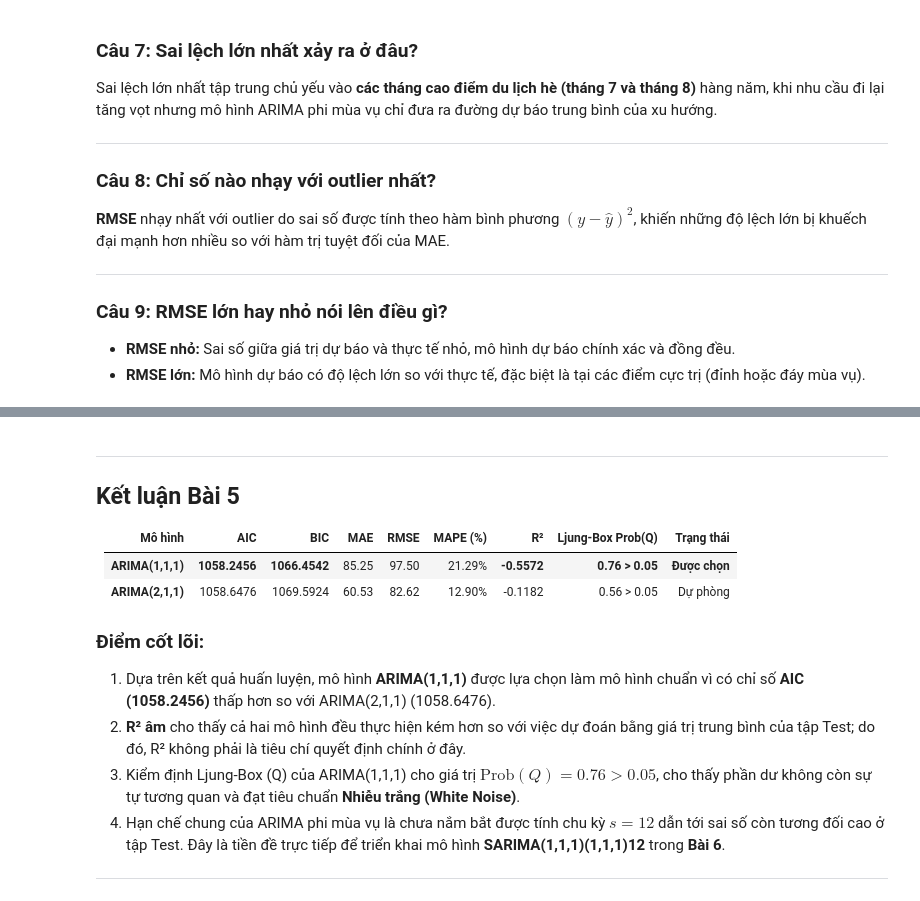
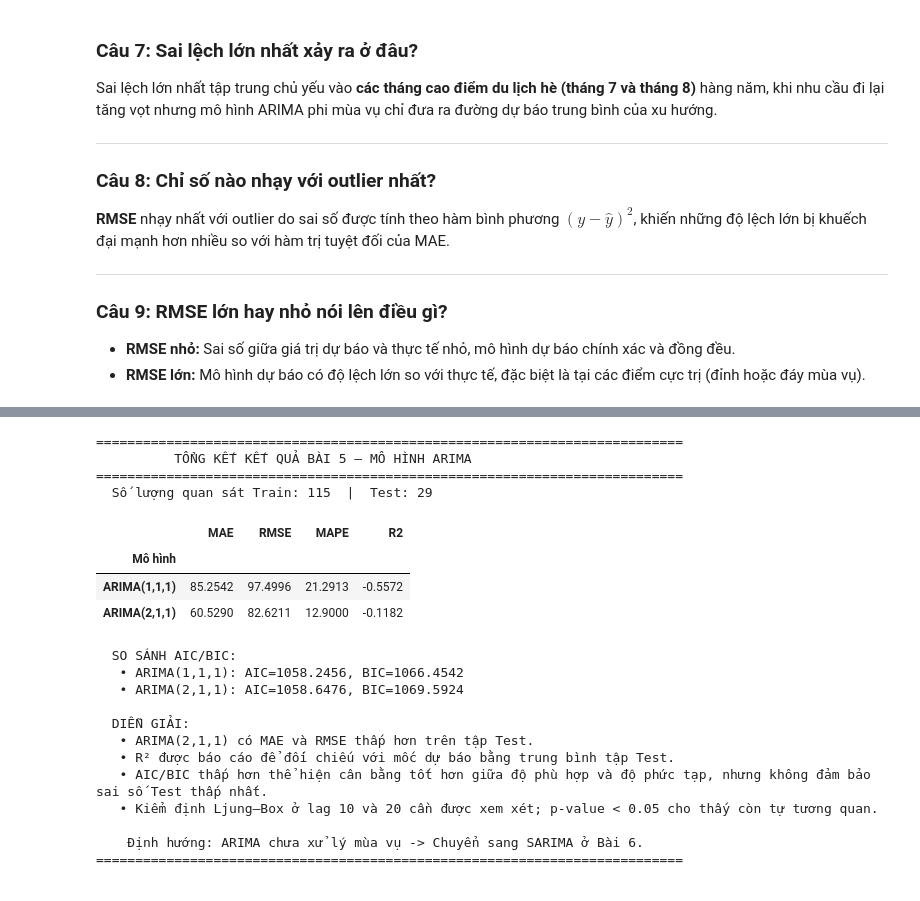
Before and after one commit to OrangkillEmily/Lab_TimeSeries, a Jupyter notebook: notebooks/lab02/bai5_ARIMA.ipynb, the cells around one changed output, grey strips where cells are left out. Saved outputs shown, nothing was run; the diff lists cells and outputs as text; code cells hidden in the pictures.

```diff
--- a/notebooks/lab02/bai5_ARIMA.ipynb
+++ b/notebooks/lab02/bai5_ARIMA.ipynb
@@ -500,15 +480,46 @@ ARIMA(2,1,1)  60.5290  82.6211  12.9000
-# %% [markdown]
----
-## Kết luận Bài 5
-
-| Mô hình | AIC | BIC | MAE | RMSE | MAPE (%) | R² | Ljung-Box Prob(Q) | Trạng thái |
-|:---|:---:|:---:|:---:|:---:|:---:|:---:|:---:|:---:|
-| **ARIMA(1,1,1)** | **1058.2456** | **1066.4542** | 85.25 | 97.50 | 21.29% | **-0.5572** | **0.76 > 0.05** | **Được chọn**  |
-| **ARIMA(2,1,1)** | 1058.6476 | 1069.5924 | 60.53 | 82.62 | 12.90% | -0.1182 | 0.56 > 0.05 | Dự phòng |
-
-### Điểm cốt lõi:
-1. Dựa trên kết quả huấn luyện, mô hình **ARIMA(1,1,1)** được lựa chọn làm mô hình chuẩn vì có chỉ số **AIC (1058.2456)** thấp hơn so với ARIMA(2,1,1) (1058.6476).
-2. **R² âm** cho thấy cả hai mô hình đều thực hiện kém hơn so với việc dự đoán bằng giá trị trung bình của tập Test; do đó, R² không phải là tiêu chí quyết định chính ở đây.
-3. Kiểm định Ljung-Box (Q) của ARIMA(1,1,1) cho giá trị **$\text{Prob}(Q) = 0.76 > 0.05$**, cho thấy phần dư không còn sự tự tương quan và đạt tiêu chuẩn **Nhiễu trắng (White Noise)**.
-4. Hạn chế chung của ARIMA phi mùa vụ là chưa nắm bắt được tính chu kỳ $s=12$ dẫn tới sai số còn tương đối cao ở tập Test. Đây là tiền đề trực tiếp để triển khai mô hình **SARIMA(1,1,1)(1,1,1)12** trong **Bài 6**.
----
+# %%
+# Tóm tắt tổng kết và quyết định lựa chọn mô hình Bài 5
+print('=' * 75)
+print('          TỔNG KẾT KẾT QUẢ BÀI 5 – MÔ HÌNH ARIMA')
+print('=' * 75)
+print(f'  Số lượng quan sát Train: {len(train)}  |  Test: {len(test)}')
+print()
+display(comparison_df)
+
+print('  SO SÁNH AIC/BIC:')
+print(f'   • ARIMA(1,1,1): AIC={result_111.aic:.4f}, BIC={result_111.bic:.4f}')
+print(f'   • ARIMA(2,1,1): AIC={result_211.aic:.4f}, BIC={result_211.bic:.4f}')
+print()
+print('  DIỄN GIẢI:')
+if metrics_111['MAE'] < metrics_211['MAE'] and metrics_111['RMSE'] < metrics_211['RMSE']:
+    print('   • ARIMA(1,1,1) có MAE và RMSE thấp hơn trên tập Test.')
+elif metrics_211['MAE'] < metrics_111['MAE'] and metrics_211['RMSE'] < metrics_111['RMSE']:
+    print('   • ARIMA(2,1,1) có MAE và RMSE thấp hơn trên tập Test.')
+else:
+    print('   • MAE và RMSE không cùng chọn một mô hình; cần cân nhắc cả hai.')
+print('   • R² được báo cáo để đối chiếu với mốc dự báo bằng trung bình tập Test.')
+print('   • AIC/BIC thấp hơn thể hiện cân bằng tốt hơn giữa độ phù hợp và độ phức tạp, nhưng không đảm bảo sai số Test thấp nhất.')
+print('   • Kiểm định Ljung–Box ở lag 10 và 20 cần được xem xét; p-value < 0.05 cho thấy còn tự tương quan.')
+print('\n    Định hướng: ARIMA chưa xử lý mùa vụ -> Chuyển sang SARIMA ở Bài 6.')
+print('=' * 75)
+# %% [output]
+===========================================================================
+          TỔNG KẾT KẾT QUẢ BÀI 5 – MÔ HÌNH ARIMA
+===========================================================================
+  Số lượng quan sát Train: 115  |  Test: 29
+|  | MAE | RMSE | MAPE | R2 |
+| Mô hình |  |  |  |  |
+| ARIMA(1,1,1) | 85.2542 | 97.4996 | 21.2913 | -0.5572 |
+| ARIMA(2,1,1) | 60.5290 | 82.6211 | 12.9000 | -0.1182 |
+  SO SÁNH AIC/BIC:
+   • ARIMA(1,1,1): AIC=1058.2456, BIC=1066.4542
+   • ARIMA(2,1,1): AIC=1058.6476, BIC=1069.5924
+
+  DIỄN GIẢI:
+   • ARIMA(2,1,1) có MAE và RMSE thấp hơn trên tập Test.
+   • R² được báo cáo để đối chiếu với mốc dự báo bằng trung bình tập Test.
+   • AIC/BIC thấp hơn thể hiện cân bằng tốt hơn giữa độ phù hợp và độ phức tạp, nhưng không đảm bảo sai số Test thấp nhất.
+   • Kiểm định Ljung–Box ở lag 10 và 20 cần được xem xét; p-value < 0.05 cho thấy còn tự tương quan.
+
+    Định hướng: ARIMA chưa xử lý mùa vụ -> Chuyển sang SARIMA ở Bài 6.
+===========================================================================
```
Also changed, not shown: parts of 15 cells of this notebook.
